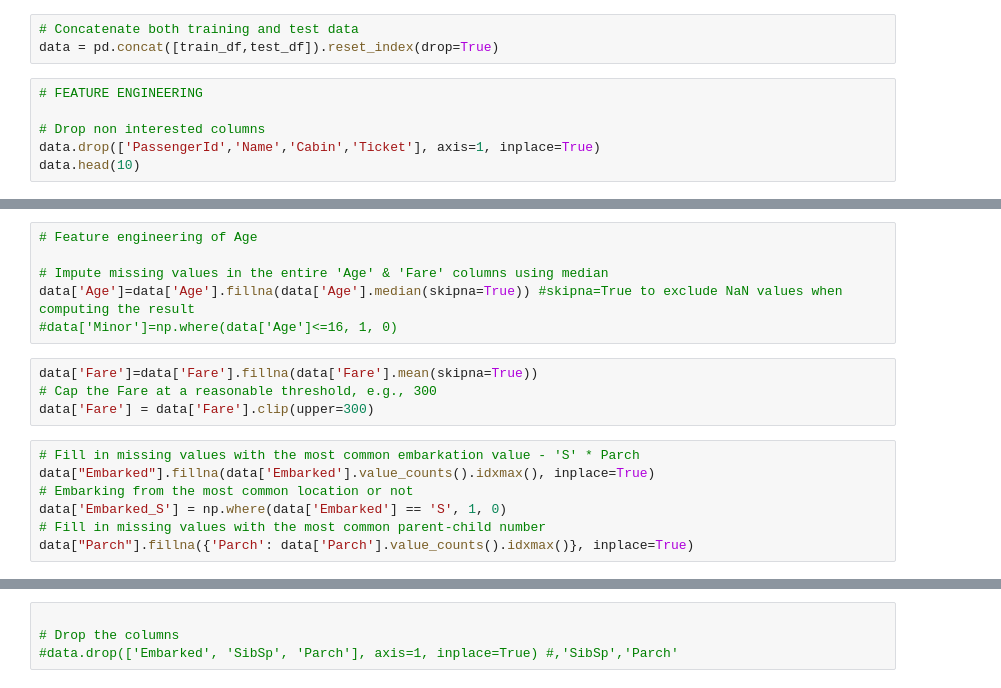
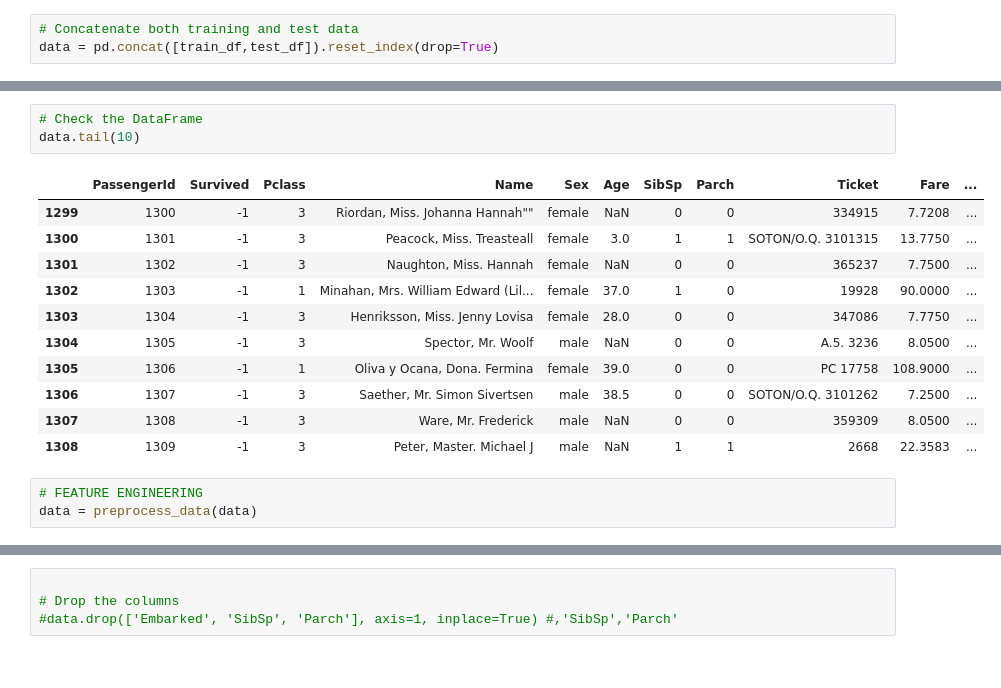
Before and after one commit to AnnaVerbytska/Titanic-Machine_Learning-from-Disaster, a Jupyter notebook: notebooks/logistic-regression.ipynb, the cells around one changed output, grey strips where cells are left out. Cells and saved outputs as stored; diff of their text form.

```diff
--- a/notebooks/logistic-regression.ipynb
+++ b/notebooks/logistic-regression.ipynb
@@ -43,9 +28,3 @@ test_df.loc[:,"Survived"] = -1
 # %%
 # Concatenate both training and test data
 data = pd.concat([train_df,test_df]).reset_index(drop=True)
-# %%
-# FEATURE ENGINEERING
-
-# Drop non interested columns
-data.drop(['PassengerId','Name','Cabin','Ticket'], axis=1, inplace=True)
-data.head(10)
@@ -64,17 +31,18 @@ data.head(10)
-# %%
-# Feature engineering of Age
-
-# Impute missing values in the entire 'Age' & 'Fare' columns using median
-data['Age']=data['Age'].fillna(data['Age'].median(skipna=True)) #skipna=True to exclude NaN values when computing the result
-#data['Minor']=np.where(data['Age']<=16, 1, 0)
-# %%
-data['Fare']=data['Fare'].fillna(data['Fare'].mean(skipna=True))
-# Cap the Fare at a reasonable threshold, e.g., 300
-data['Fare'] = data['Fare'].clip(upper=300)
-# %%
-# Fill in missing values with the most common embarkation value - 'S' * Parch
-data["Embarked"].fillna(data['Embarked'].value_counts().idxmax(), inplace=True)
-# Embarking from the most common location or not
-data['Embarked_S'] = np.where(data['Embarked'] == 'S', 1, 0)
-# Fill in missing values with the most common parent-child number
-data["Parch"].fillna({'Parch': data['Parch'].value_counts().idxmax()}, inplace=True)
+# %%
+# Check the DataFrame
+data.tail(10)
+# %% [output]
+|  | PassengerId | Survived | Pclass | Name | Sex | Age | SibSp | Parch | Ticket | Fare | ... |
+| 1299 | 1300 | -1 | 3 | Riordan, Miss. Johanna Hannah"" | female | NaN | 0 | 0 | 334915 | 7.7208 | ... |
+| 1300 | 1301 | -1 | 3 | Peacock, Miss. Treasteall | female | 3.0 | 1 | 1 | SOTON/O.Q. 3101315 | 13.7750 | ... |
+| 1301 | 1302 | -1 | 3 | Naughton, Miss. Hannah | female | NaN | 0 | 0 | 365237 | 7.7500 | ... |
+| 1302 | 1303 | -1 | 1 | Minahan, Mrs. William Edward (Lil... | female | 37.0 | 1 | 0 | 19928 | 90.0000 | ... |
+| 1303 | 1304 | -1 | 3 | Henriksson, Miss. Jenny Lovisa | female | 28.0 | 0 | 0 | 347086 | 7.7750 | ... |
+| 1304 | 1305 | -1 | 3 | Spector, Mr. Woolf | male | NaN | 0 | 0 | A.5. 3236 | 8.0500 | ... |
+| 1305 | 1306 | -1 | 1 | Oliva y Ocana, Dona. Fermina | female | 39.0 | 0 | 0 | PC 17758 | 108.9000 | ... |
+| 1306 | 1307 | -1 | 3 | Saether, Mr. Simon Sivertsen | male | 38.5 | 0 | 0 | SOTON/O.Q. 3101262 | 7.2500 | ... |
+| 1307 | 1308 | -1 | 3 | Ware, Mr. Frederick | male | NaN | 0 | 0 | 359309 | 8.0500 | ... |
+| 1308 | 1309 | -1 | 3 | Peter, Master. Michael J | male | NaN | 1 | 1 | 2668 | 22.3583 | ... |
+# %%
+# FEATURE ENGINEERING
+data = preprocess_data(data)
```
Also changed, not shown: parts of 15 cells of this notebook, 4 other files.
